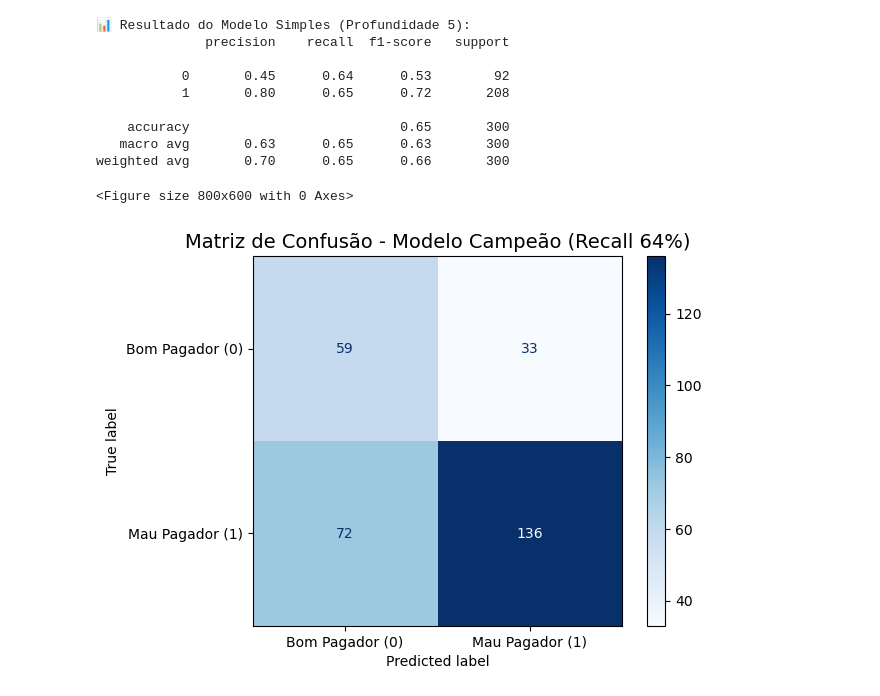
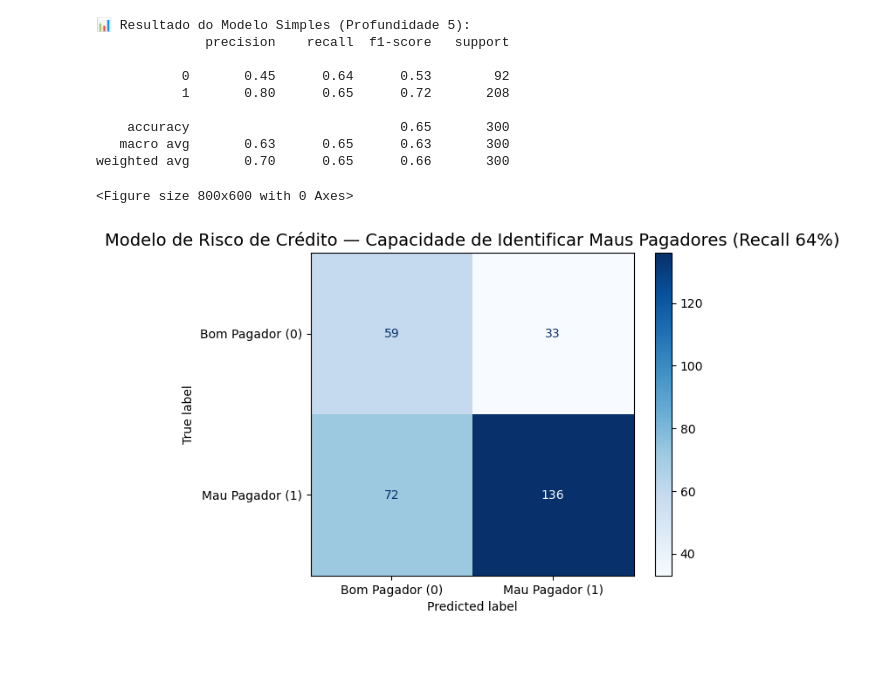
Before and after one commit to CamilaNerii/analise-risco-credito-sql-python, a Jupyter notebook: python/modelagem_preditiva.ipynb, the cells around one changed output. Drawn from its saved outputs; the diff is of its cells as text; code cells hidden in the pictures; blank space fills up the shorter version.

```diff
--- a/python/modelagem_preditiva.ipynb
+++ b/python/modelagem_preditiva.ipynb
@@ -194,25 +194,25 @@ weighted avg       0.70      0.65      0.66       300
 # %%
 import matplotlib.pyplot as plt
 from sklearn.metrics import ConfusionMatrixDisplay
 
 plt.figure(figsize=(8, 6))
 
 ConfusionMatrixDisplay.from_estimator(
     modelo_simples,
     X_test,
     y_test,
     display_labels=['Bom Pagador (0)', 'Mau Pagador (1)'],
     cmap='Blues',
     values_format='d'
 )
 
 
-plt.title('Matriz de Confusão - Modelo Campeão (Recall 64%)', fontsize=14)
+plt.title('Modelo de Risco de Crédito — Capacidade de Identificar Maus Pagadores (Recall 64%)', fontsize=14)
 plt.grid(False)
 plt.show()
 # %% [output]
 <Figure size 800x600 with 0 Axes>
-[figure, old version]
+[figure, new version]
 # %%
 from sklearn.metrics import confusion_matrix
 
```
Also changed, not shown: parts of 2 cells of this notebook, 2 other files.
